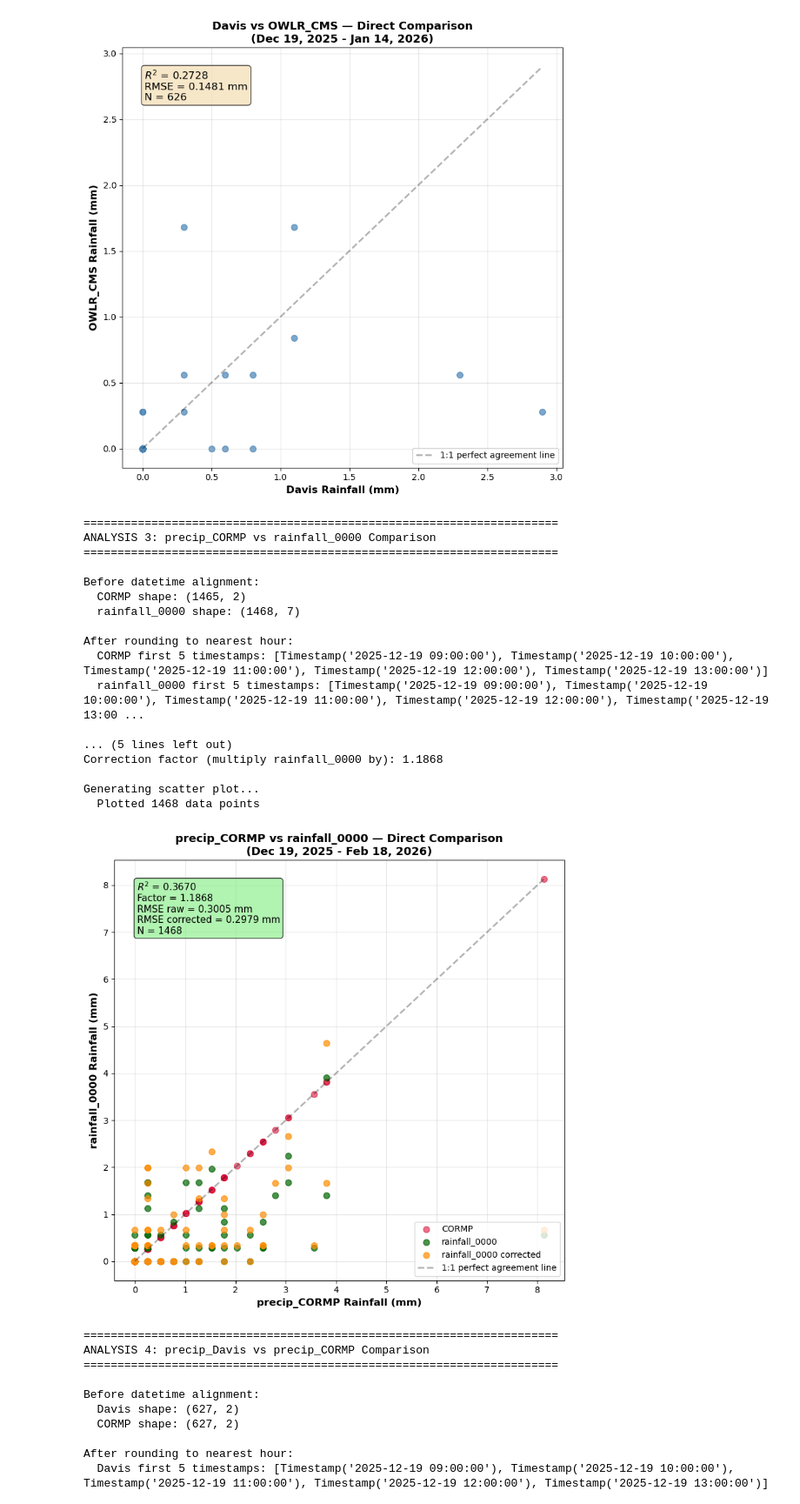
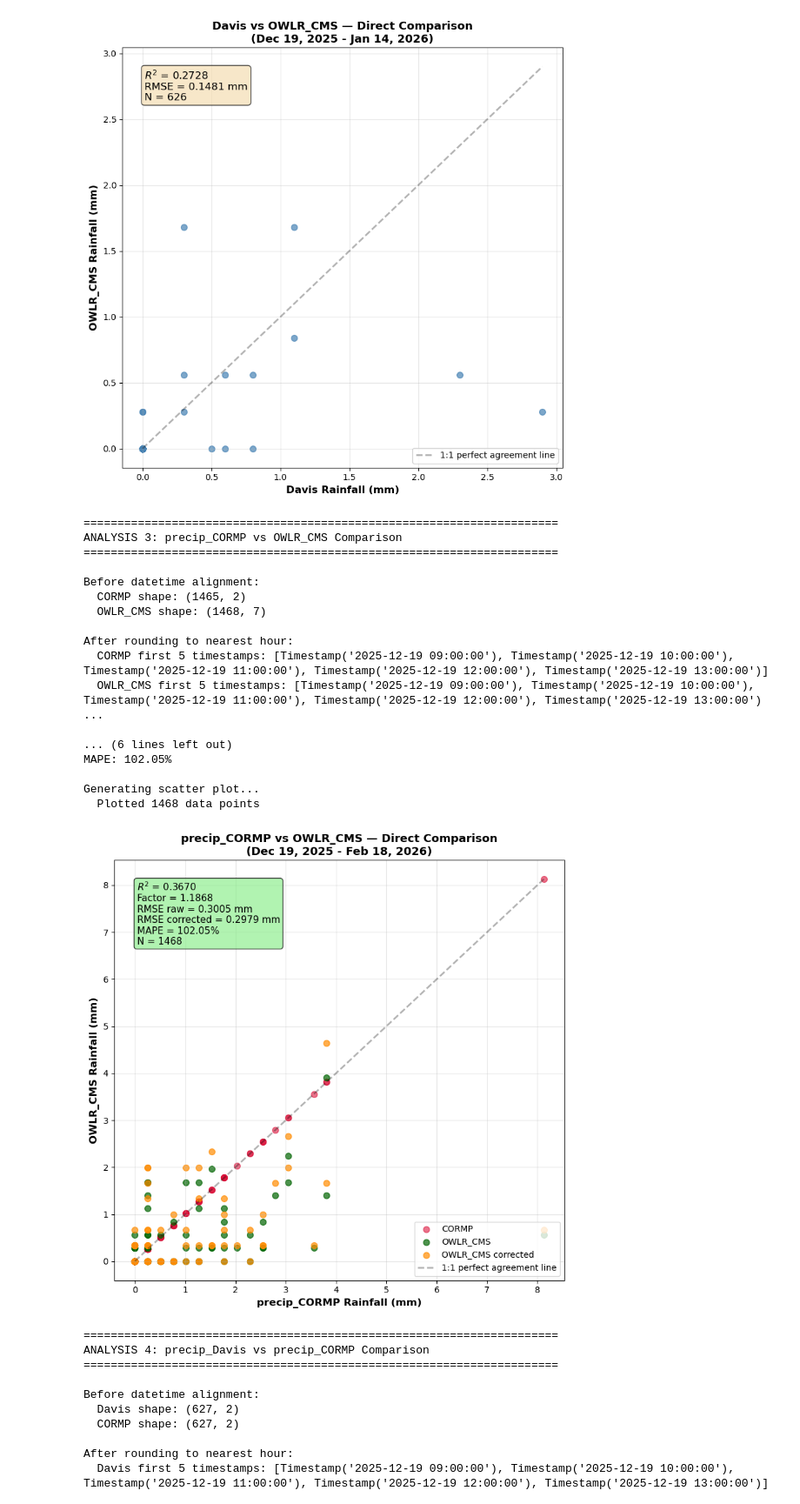
Before and after one commit to COAST-Lab/Open-Water-Level-and-Rainfall-Sensor, a Jupyter notebook: Data Analysis/rainfallAnalysis.ipynb, the cells around one changed output. Shown at 87% size. Saved outputs shown, nothing was run; the diff lists cells and outputs as text; code cells hidden in the pictures.

Commit message:
Updated Plots to 03/17/2026

```diff
--- a/Data Analysis/rainfallAnalysis.ipynb
+++ b/Data Analysis/rainfallAnalysis.ipynb
@@ -588,11 +647,11 @@ Generating scatter plot...
   Plotted 626 data points
 [figure]
 # %%
-# precip_CORMP vs rainfall_0000 — Direct Sensor Comparison
+# precip_CORMP vs OWLR_CMS — Direct Sensor Comparison
 # Merge datasets by datetime, compute correlation (R^2), and plot
 
 print("=" * 70)
-print("ANALYSIS 3: precip_CORMP vs rainfall_0000 Comparison")
+print("ANALYSIS 3: precip_CORMP vs OWLR_CMS Comparison")
 print("=" * 70)
 
 # Reload and process both datasets for clean analysis
@@ -607,7 +666,7 @@ rain0_cormp = rain0_cormp[(rain0_cormp['datetime'] >= start) & (rain0_cormp['dat
 
 print(f"\nBefore datetime alignment:")
 print(f"  CORMP shape: {cormp_only.shape}")
-print(f"  rainfall_0000 shape: {rain0_cormp.shape}")
+print(f"  OWLR_CMS shape: {rain0_cormp.shape}")
 
 # Round both to nearest HOUR to align hourly data (discard minutes and seconds)
 cormp_only['datetime'] = cormp_only['datetime'].dt.floor('h')
@@ -615,7 +674,7 @@ rain0_cormp['datetime'] = rain0_cormp['datetime'].dt.floor('h')
 
 print(f"\nAfter rounding to nearest hour:")
 print(f"  CORMP first 5 timestamps: {cormp_only['datetime'].head().tolist()}")
-print(f"  rainfall_0000 first 5 timestamps: {rain0_cormp['datetime'].head().tolist()}")
+print(f"  OWLR_CMS first 5 timestamps: {rain0_cormp['datetime'].head().tolist()}")
 
 # Check for overlapping datetimes
 cormp_dates = set(cormp_only['datetime'])
@@ -624,86 +683,106 @@ overlap = cormp_dates.intersection(rain0_dates)
 print(f"\nOverlapping hourly timestamps: {len(overlap)} hours")
 
 # Align datasets on datetime for direct comparison
-merged_cr_only = pd.merge(rain0_cormp, cormp_only, on='datetime', how='inner', suffixes=('_rain0','_cormp'))
+merged_cr_only = pd.merge(rain0_cormp, cormp_only, on='datetime', how='inner', suffixes=('_owlr','_cormp'))
 print(f"Merged dataset shape: {merged_cr_only.shape}")
 
-# Compute correlation, R^2, and correction factor
+# Compute correlation, R^2, correction factor, and MAPE
 if not merged_cr_only.empty:
     from scipy import stats
-    corr_cr = merged_cr_only['rain_mm_rain0'].corr(merged_cr_only['rain_mm_cormp'])
+    corr_cr = merged_cr_only['rain_mm_owlr'].corr(merged_cr_only['rain_mm_cormp'])
     r2_cr = corr_cr**2 if pd.notna(corr_cr) else float('nan')
-    # Regression for correction factor: CORMP as reference (x = rain0, y = cormp)
+    # Regression for correction factor: CORMP as reference (x = owlr, y = cormp)
     slope_corr, intercept_corr, _, _, _ = stats.linregress(
-        merged_cr_only['rain_mm_rain0'], merged_cr_only['rain_mm_cormp']
+        merged_cr_only['rain_mm_owlr'], merged_cr_only['rain_mm_cormp']
     )
+
+    # MAPE using CORMP as reference; avoid division by zero
+    mape_mask = merged_cr_only['rain_mm_cormp'] != 0
+    if mape_mask.any():
+        mape = np.mean(
+            np.abs(
+                (merged_cr_only.loc[mape_mask, 'rain_mm_cormp'] - merged_cr_only.loc[mape_mask, 'rain_mm_owlr'])
+                / merged_cr_only.loc[mape_mask, 'rain_mm_cormp']
+            )
+        ) * 100
+    else:
+        mape = float('nan')
+
     print(f"\nPearson Correlation: {corr_cr:.4f}")
     print(f"R^2 (Coefficient of Determination): {r2_cr:.4f}")
-    print(f"Correction factor (multiply rainfall_0000 by): {slope_corr:.4f}")
+    print(f"Correction factor (multiply OWLR_CMS by): {slope_corr:.4f}")
+    if pd.notna(mape):
+        print(f"MAPE: {mape:.2f}%")
+    else:
+        print("MAPE: undefined (no non-zero CORMP values)")
 else:
     r2_cr = float('nan')
     slope_corr = float('nan')
     intercept_corr = float('nan')
+    mape = float('nan')
     print("No overlapping data found!")
 
-# Create scatter plot: precip_CORMP (X-axis) vs rainfall_0000 (Y-axis)
+# Create scatter plot: precip_CORMP (X-axis) vs OWLR_CMS (Y-axis)
 print(f"\nGenerating scatter plot...")
 plt.figure(figsize=(8,8))
 if not merged_cr_only.empty:
     # CORMP reference points (1:1)
     plt.scatter(merged_cr_only['rain_mm_cormp'], merged_cr_only['rain_mm_cormp'],
                 s=50, alpha=0.6, color='crimson', label='CORMP')
-    plt.scatter(merged_cr_only['rain_mm_cormp'], merged_cr_only['rain_mm_rain0'], s=50, alpha=0.7, color='darkgreen', label='rainfall_0000')
-    # Corrected rainfall_0000 using the correction factor
-    corrected_rain0 = merged_cr_only['rain_mm_rain0'] * slope_corr
-    plt.scatter(merged_cr_only['rain_mm_cormp'], corrected_rain0, s=50, alpha=0.7, color='darkorange', label='rainfall_0000 corrected')
+    plt.scatter(merged_cr_only['rain_mm_cormp'], merged_cr_only['rain_mm_owlr'], s=50, alpha=0.7, color='darkgreen', label='OWLR_CMS')
+    # Corrected OWLR_CMS using the correction factor
+    corrected_owlr = merged_cr_only['rain_mm_owlr'] * slope_corr
+    plt.scatter(merged_cr_only['rain_mm_cormp'], corrected_owlr, s=50, alpha=0.7, color='darkorange', label='OWLR_CMS corrected')
     print(f"  Plotted {len(merged_cr_only)} data points")
 else:
     print("  No data to plot - no overlapping datetimes found")
 
 plt.xlabel('precip_CORMP Rainfall (mm)', fontsize=12, fontweight='bold')
-plt.ylabel('rainfall_0000 Rainfall (mm)', fontsize=12, fontweight='bold')
-plt.title('precip_CORMP vs rainfall_0000 — Direct Comparison\n(Dec 19, 2025 - Feb 18, 2026)', fontsize=13, fontweight='bold')
+plt.ylabel('OWLR_CMS Rainfall (mm)', fontsize=12, fontweight='bold')
+plt.title('precip_CORMP vs OWLR_CMS — Direct Comparison\n(Dec 19, 2025 - Feb 18, 2026)', fontsize=13, fontweight='bold')
 
-# Annotate R^2 and correction error on plot
+# Annotate R^2, correction error, and MAPE on plot
 try:
     ax = plt.gca()
     if not merged_cr_only.empty and pd.notna(r2_cr):
-        rmse_raw = np.sqrt(np.mean((merged_cr_only['rain_mm_rain0'] - merged_cr_only['rain_mm_cormp'])**2))
-        rmse_corr = np.sqrt(np.mean((corrected_rain0 - merged_cr_only['rain_mm_cormp'])**2))
+        rmse_raw = np.sqrt(np.mean((merged_cr_only['rain_mm_owlr'] - merged_cr_only['rain_mm_cormp'])**2))
+        rmse_corr = np.sqrt(np.mean((corrected_owlr - merged_cr_only['rain_mm_cormp'])**2))
+        mape_text = f"\nMAPE = {mape:.2f}%" if pd.notna(mape) else "\nMAPE = undefined"
         ax.text(0.05, 0.95,
-                f'$R^2$ = {r2_cr:.4f}\nFactor = {slope_corr:.4f}\nRMSE raw = {rmse_raw:.4f} mm\nRMSE corrected = {rmse_corr:.4f} mm\nN = {len(merged_cr_only)}',
+
+               f'$R^2$ = {r2_cr:.4f}\nFactor = {slope_corr:.4f}\nRMSE raw = {rmse_raw:.4f} mm\nRMSE corrected = {rmse_corr:.4f} mm{mape_text}\nN = {len(merged_cr_only)}',
                 transform=ax.transAxes, fontsize=11, va='top',
                 bbox=dict(boxstyle='round', facecolor='lightgreen', alpha=0.7))
 except Exception as e:
     print(f"Warning: Could not annotate plot: {e}")
 
 if not merged_cr_only.empty:
-    max_val = max(merged_cr_only['rain_mm_rain0'].max(), merged_cr_only['rain_mm_cormp'].max())
+    max_val = max(merged_cr_only['rain_mm_owlr'].max(), merged_cr_only['rain_mm_cormp'].max())
     plt.plot([0, max_val], [0, max_val], 'k--', alpha=0.3, linewidth=2, label='1:1 perfect agreement line')
     plt.legend(loc='lower right')
 
 plt.grid(True, alpha=0.3)
 plt.tight_layout()
 plt.show()
 # %% [output]
 ======================================================================
-ANALYSIS 3: precip_CORMP vs rainfall_0000 Comparison
+ANALYSIS 3: precip_CORMP vs OWLR_CMS Comparison
 ======================================================================
 
 Before datetime alignment:
   CORMP shape: (1465, 2)
-  rainfall_0000 shape: (1468, 7)
+  OWLR_CMS shape: (1468, 7)
 
 After rounding to nearest hour:
   CORMP first 5 timestamps: [Timestamp('2025-12-19 09:00:00'), Timestamp('2025-12-19 10:00:00'), Timestamp('2025-12-19 11:00:00'), Timestamp('2025-12-19 12:00:00'), Timestamp('2025-12-19 13:00:00')]
-  rainfall_0000 first 5 timestamps: [Timestamp('2025-12-19 09:00:00'), Timestamp('2025-12-19 10:00:00'), Timestamp('2025-12-19 11:00:00'), Timestamp('2025-12-19 12:00:00'), Timestamp('2025-12-19 13:00 ...
+  OWLR_CMS first 5 timestamps: [Timestamp('2025-12-19 09:00:00'), Timestamp('2025-12-19 10:00:00'), Timestamp('2025-12-19 11:00:00'), Timestamp('2025-12-19 12:00:00'), Timestamp('2025-12-19 13:00:00') ...
 
-... (5 lines left out)
-Correction factor (multiply rainfall_0000 by): 1.1868
+... (6 lines left out)
+MAPE: 102.05%
 
 Generating scatter plot...
   Plotted 1468 data points
-[figure, old version]
+[figure, new version]
 # %%
 # precip_Davis vs precip_CORMP — Direct Sensor Comparison
 
```
Also changed, not shown: parts of 8 cells of this notebook, 9 other files.
